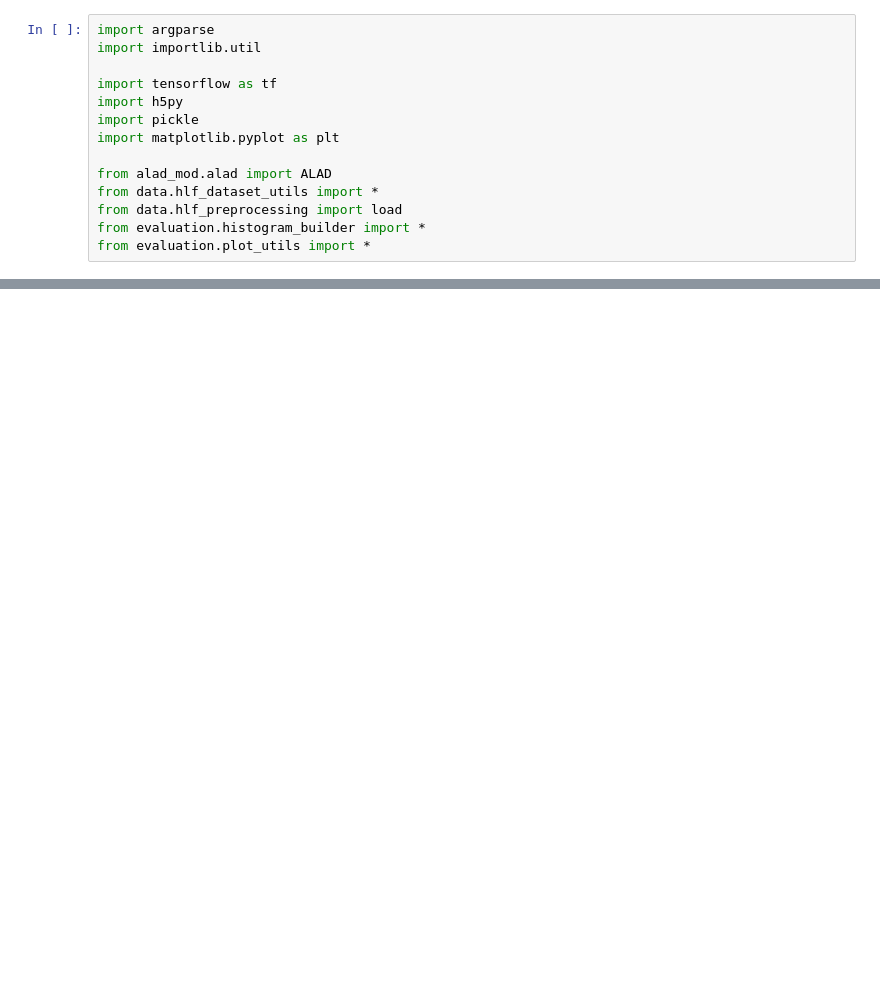
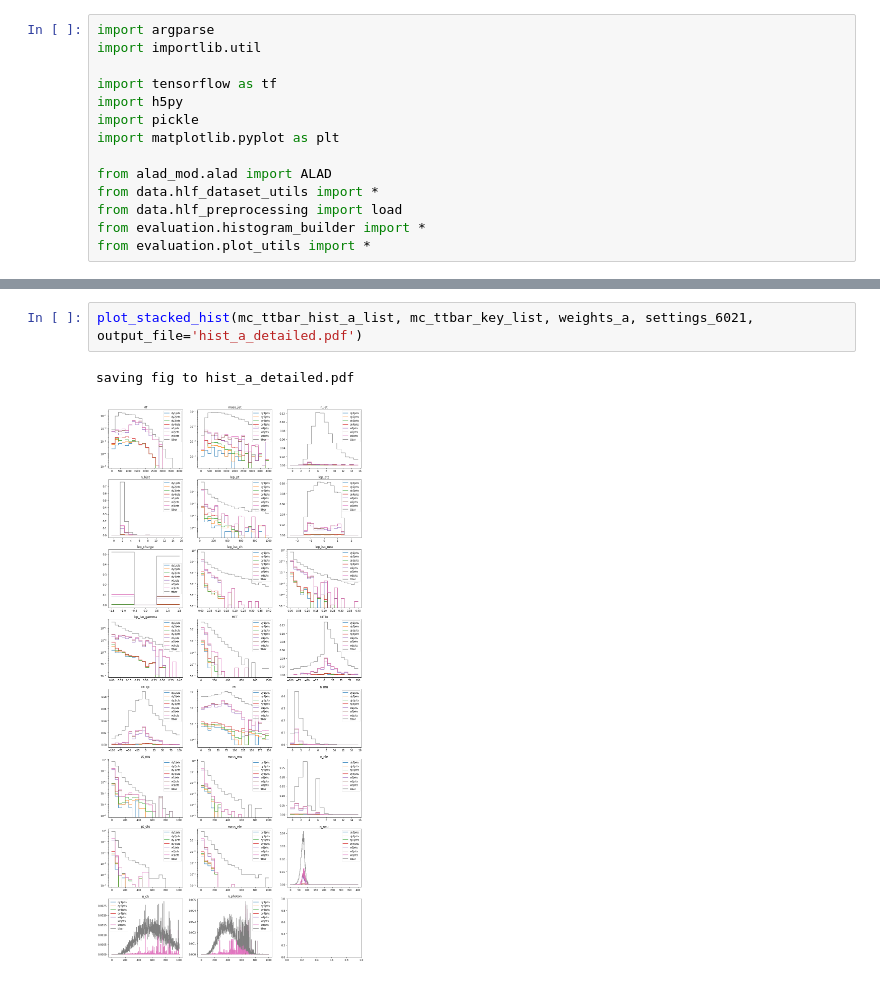
Before and after one commit to oliverkn/alad-for-lhc, a Jupyter notebook: evaluation/anomaly_hist.ipynb, the cells around one changed output, grey strips where cells are left out. Cells and saved outputs as stored; diff of their text form; blank space fills up the shorter version.

```diff
--- a/evaluation/anomaly_hist.ipynb
+++ b/evaluation/anomaly_hist.ipynb
@@ -234,0 +222,5 @@ print(weights_a)
+# %%
+plot_stacked_hist(mc_ttbar_hist_a_list, mc_ttbar_key_list, weights_a, settings_6021, output_file='hist_a_detailed.pdf')
+# %% [output]
+saving fig to hist_a_detailed.pdf
+[figure, added]
```
Also changed, not shown: parts of 18 cells of this notebook, 7 other files.
